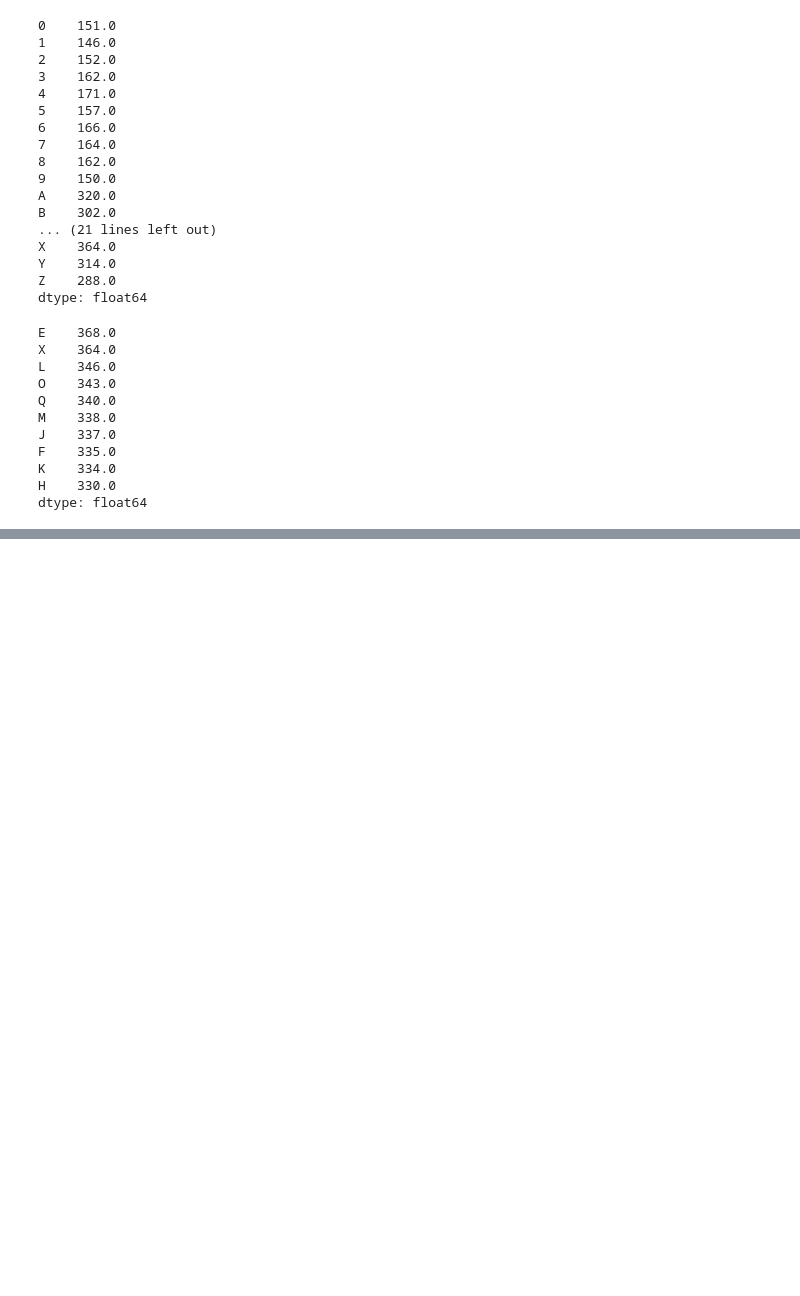
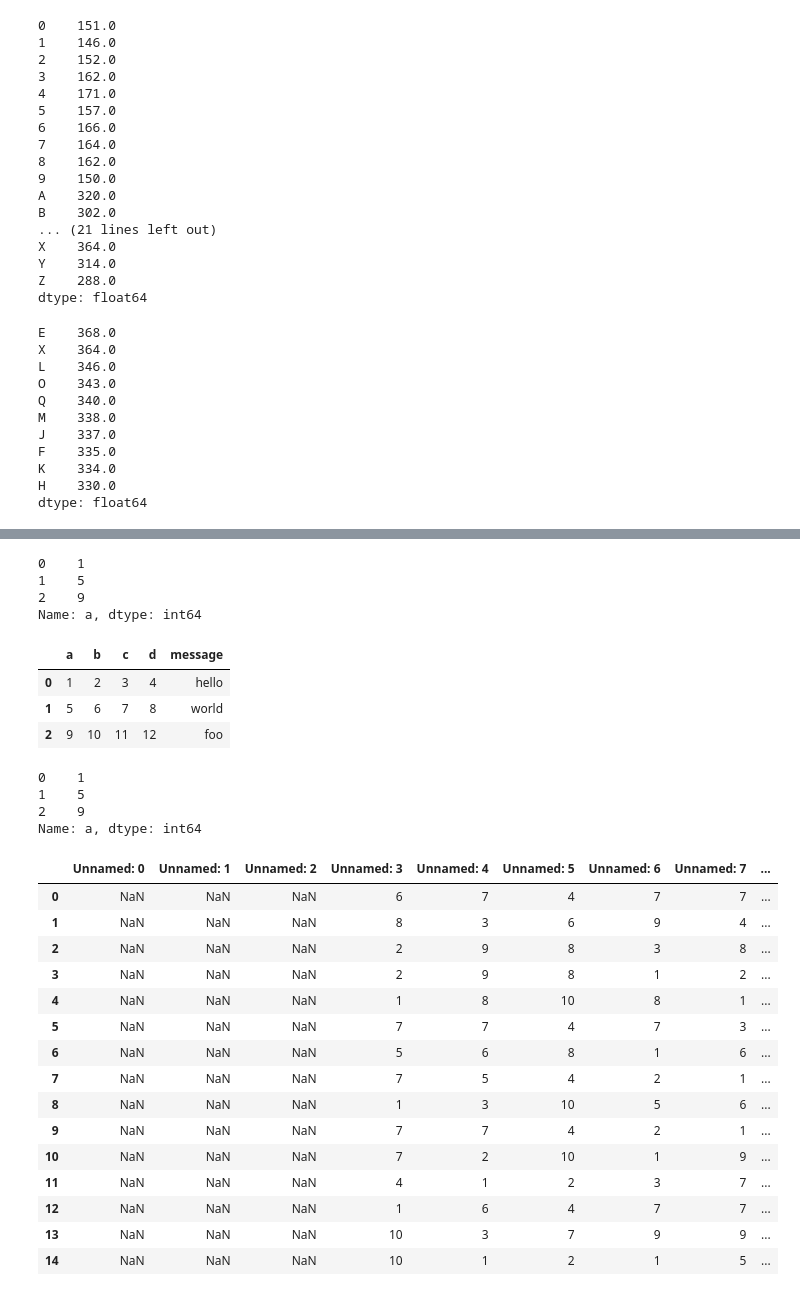
Before and after one commit to longfengpili/python-for-data-analysis, a Jupyter notebook: 第六章.ipynb, the cells around one changed output, grey strips where cells are left out. Cells and saved outputs as stored; diff of their text form; code cells hidden in the pictures; blank space fills up the shorter version.

```diff
--- a/第六章.ipynb
+++ b/第六章.ipynb
@@ -387,0 +609,7 @@ dtype: float64
+# %%
+frame['a']
+# %% [output]
+0    1
+1    5
+2    9
+Name: a, dtype: int64
@@ -387,0 +620,33 @@ dtype: float64
+# %%
+store['obj1']
+# %% [output]
+|  | a | b | c | d | message |
+| 0 | 1 | 2 | 3 | 4 | hello |
+| 1 | 5 | 6 | 7 | 8 | world |
+| 2 | 9 | 10 | 11 | 12 | foo |
+# %%
+store['obj1_col']
+# %% [output]
+0    1
+1    5
+2    9
+Name: a, dtype: int64
+# %%
+pd.read_excel(r'C:\Users\longfengpili\Desktop\t.xlsx')
+# %% [output]
+|  | Unnamed: 0 | Unnamed: 1 | Unnamed: 2 | Unnamed: 3 | Unnamed: 4 | Unnamed: 5 | Unnamed: 6 | Unnamed: 7 | ... |
+| 0 | NaN | NaN | NaN | 6 | 7 | 4 | 7 | 7 | ... |
+| 1 | NaN | NaN | NaN | 8 | 3 | 6 | 9 | 4 | ... |
+| 2 | NaN | NaN | NaN | 2 | 9 | 8 | 3 | 8 | ... |
+| 3 | NaN | NaN | NaN | 2 | 9 | 8 | 1 | 2 | ... |
+| 4 | NaN | NaN | NaN | 1 | 8 | 10 | 8 | 1 | ... |
+| 5 | NaN | NaN | NaN | 7 | 7 | 4 | 7 | 3 | ... |
+| 6 | NaN | NaN | NaN | 5 | 6 | 8 | 1 | 6 | ... |
+| 7 | NaN | NaN | NaN | 7 | 5 | 4 | 2 | 1 | ... |
+| 8 | NaN | NaN | NaN | 1 | 3 | 10 | 5 | 6 | ... |
+| 9 | NaN | NaN | NaN | 7 | 7 | 4 | 2 | 1 | ... |
+| 10 | NaN | NaN | NaN | 7 | 2 | 10 | 1 | 9 | ... |
+| 11 | NaN | NaN | NaN | 4 | 1 | 2 | 3 | 7 | ... |
+| 12 | NaN | NaN | NaN | 1 | 6 | 4 | 7 | 7 | ... |
+| 13 | NaN | NaN | NaN | 10 | 3 | 7 | 9 | 9 | ... |
+| 14 | NaN | NaN | NaN | 10 | 1 | 2 | 1 | 5 | ... |
```
Also changed, not shown: parts of 50 cells of this notebook, 3 other files.
